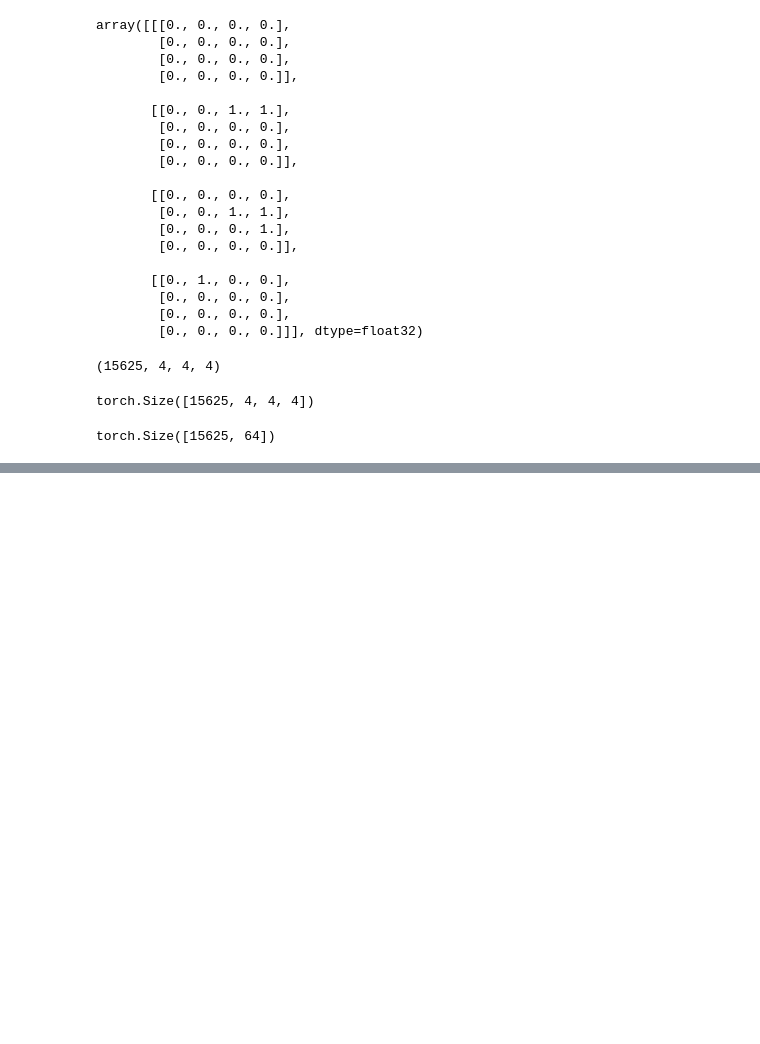
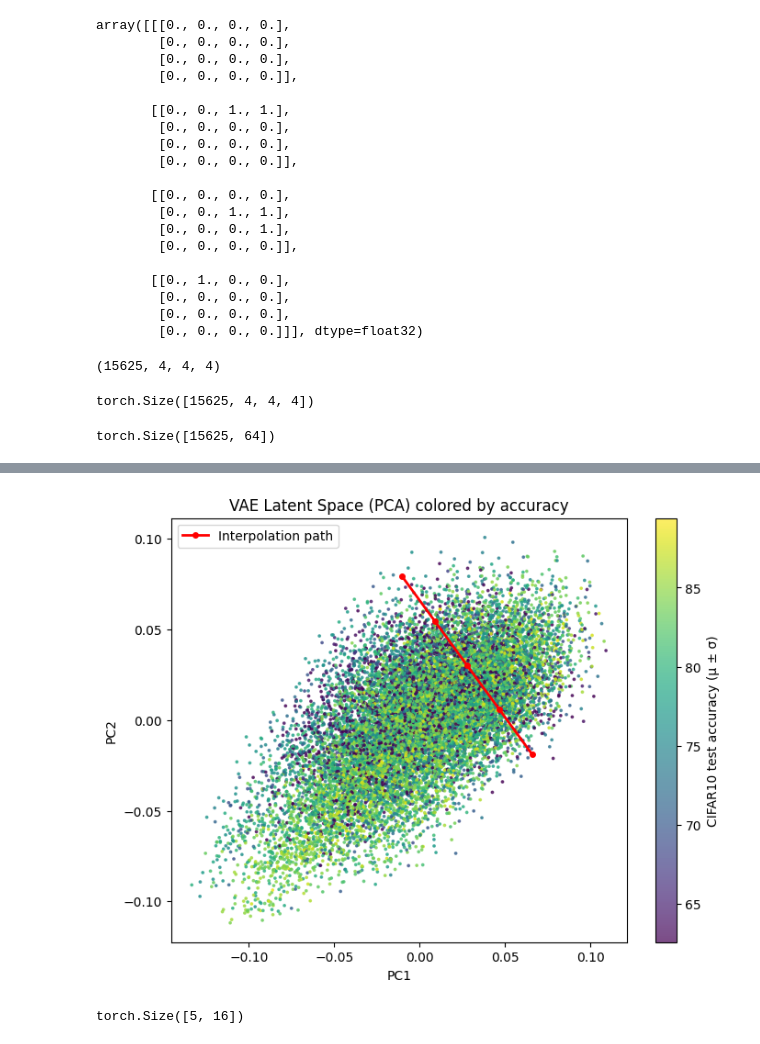
Before and after one commit to mvrmoris/Deep-Learning-Project, a Jupyter notebook: data_inspection.ipynb, the cells around one changed output, grey strips where cells are left out. Drawn from its saved outputs; the diff is of its cells as text; code cells hidden in the pictures; blank space fills up the shorter version.

```diff
--- a/data_inspection.ipynb
+++ b/data_inspection.ipynb
@@ -408,0 +423,51 @@ plt.show()
+# %%
+n_steps = 5
+
+interpolated_z = []
+
+for t in np.linspace(0, 1, n_steps):
+
+    z_t = (1 - t) * z_worst + t * z_best
+
+    interpolated_z.append(z_t)
+# %%
+interp_z = np.array([z_t for z_t in interpolated_z])
+interp_2d = pca.transform(interp_z)
+
+plt.figure(figsize=(8,6))
+
+sc = plt.scatter(
+    z[:, 0],
+    z[:, 1],
+    c=acc,
+    cmap='viridis',
+    s=3,
+    alpha=0.7,
+    vmin=vmin,
+    vmax=vmax
+)
+
+plt.plot(
+    interp_2d[:, 0],
+    interp_2d[:, 1],
+    color='red',
+    linewidth=2,
+    marker='o',
+    markersize=4,
+    label='Interpolation path'
+)
+plt.colorbar(sc, label="CIFAR10 test accuracy (μ ± σ)")
+
+plt.title("VAE Latent Space (PCA) colored by accuracy")
+plt.xlabel("PC1")
+plt.ylabel("PC2")
+
+plt.legend()
+plt.show()
+# %% [output]
+[figure, added]
+# %%
+z_tensore = torch.tensor(interpolated_z)
+print(z_tensore.shape)
+# %% [output]
+torch.Size([5, 16])
```
Also changed, not shown: parts of 28 cells of this notebook.
